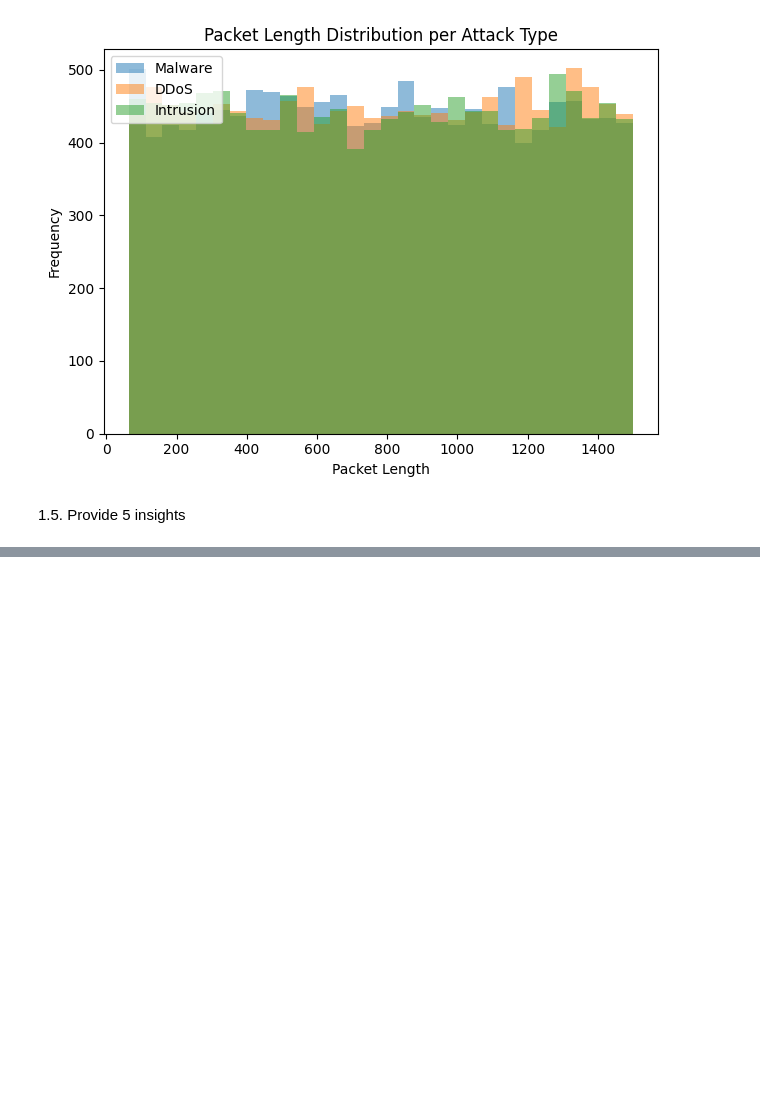
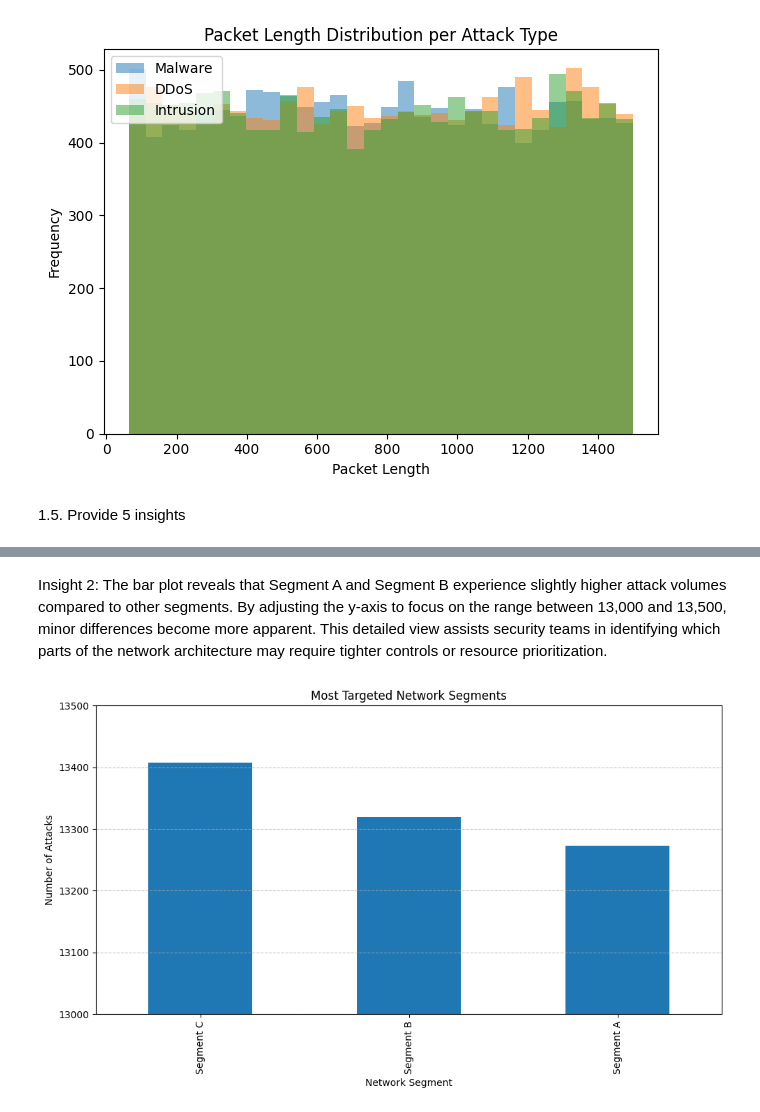
Before and after one commit to spacee48/SIT719, a Jupyter notebook: 5_1C.ipynb, the cells around one changed output, grey strips where cells are left out. Saved outputs shown, nothing was run; the diff lists cells and outputs as text; code cells hidden in the pictures; blank space fills up the shorter version.

```diff
--- a/5_1C.ipynb
+++ b/5_1C.ipynb
@@ -12,11 +16,3 @@ url = "https://raw.githubusercontent.com/incribo-inc/cybersecurity_attacks/refs/
 df = pd.read_csv(url)
 # %% [markdown]
 1.1. Display the first few rows of the dataset with columns headers.
-# %%
-df.columns = df.columns.str.lower().str.strip()
-
-print("Dataset head")
-print(df.head())
-
-print("\nColumn Information")
-print(df.info())
@@ -194,0 +214,16 @@ By calculating the average packet length per attack type, we see that some attac
+# %% [markdown]
+Insight 2: The bar plot reveals that Segment A and Segment B experience slightly higher attack volumes compared to other segments. By adjusting the y-axis to focus on the range between 13,000 and 13,500, minor differences become more apparent. This detailed view assists security teams in identifying which parts of the network architecture may require tighter controls or resource prioritization.
+# %%
+segment_counts = df['Network Segment'].value_counts()
+
+plt.figure(figsize=(10,6))
+segment_counts.plot(kind='bar')
+plt.title('Most Targeted Network Segments')
+plt.xlabel('Network Segment')
+plt.ylabel('Number of Attacks')
+plt.ylim(13000, 13500)
+plt.grid(axis='y', linestyle='--', alpha=0.7)
+plt.tight_layout()
+plt.show()
+# %% [output]
+[figure, added]
```
Also changed, not shown: parts of 22 cells of this notebook.
